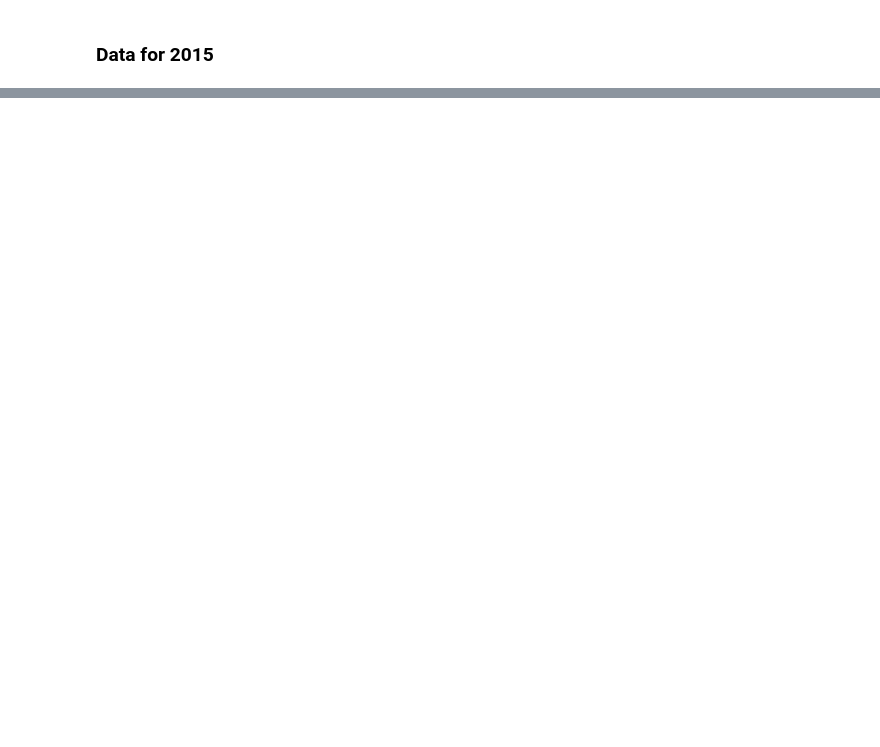
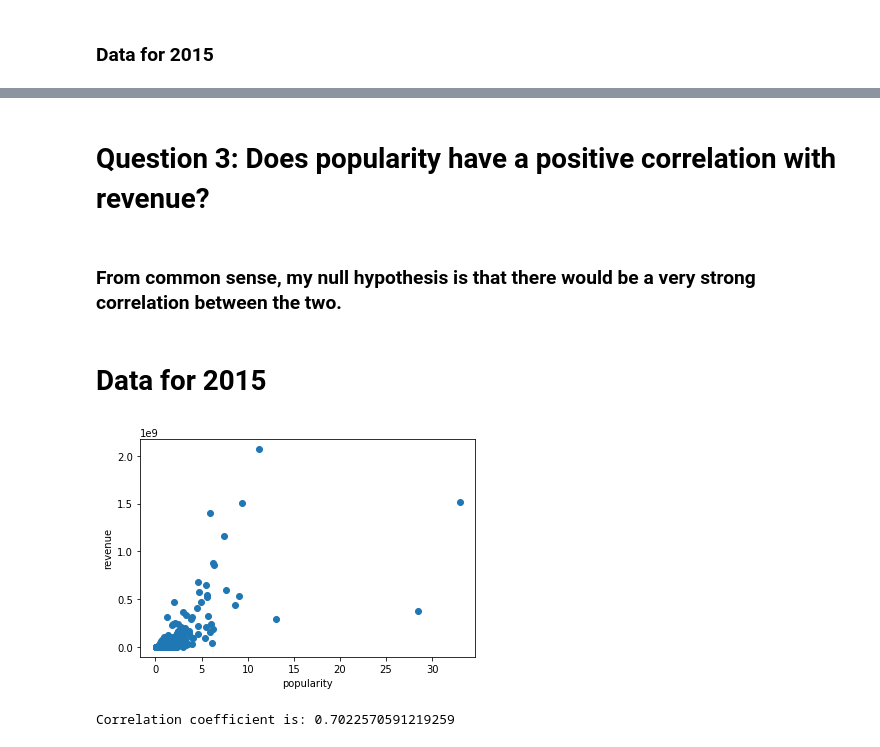
Before and after one commit to ap1303/DANDUdacity, a Jupyter notebook: t1p3/Untitled.ipynb, the cells around one changed output, grey strips where cells are left out. Saved outputs shown, nothing was run; the diff lists cells and outputs as text; code cells hidden in the pictures; blank space fills up the shorter version.

```diff
--- a/t1p3/Untitled.ipynb
+++ b/t1p3/Untitled.ipynb
@@ -89,0 +165,14 @@ As we can see on the graphs, budget and revenue kind of stayed still for budgets
+# %% [markdown]
+# Question 3: Does popularity have a positive correlation with revenue?
+# %% [markdown]
+### From common sense, my null hypothesis is that there would be a very strong correlation between the two.
+# %% [markdown]
+# Data for 2015
+# %%
+draw_graphs('popularity', 'revenue', 2015, df)
+# %% [output]
+[figure, added]
+# %%
+print('Correlation coefficient is: {0}'.format(correlation('popularity', 'revenue', df, 2015)))
+# %% [output]
+Correlation coefficient is: 0.7022570591219259
```
Also changed, not shown: parts of 66 cells of this notebook, 5 other files.
